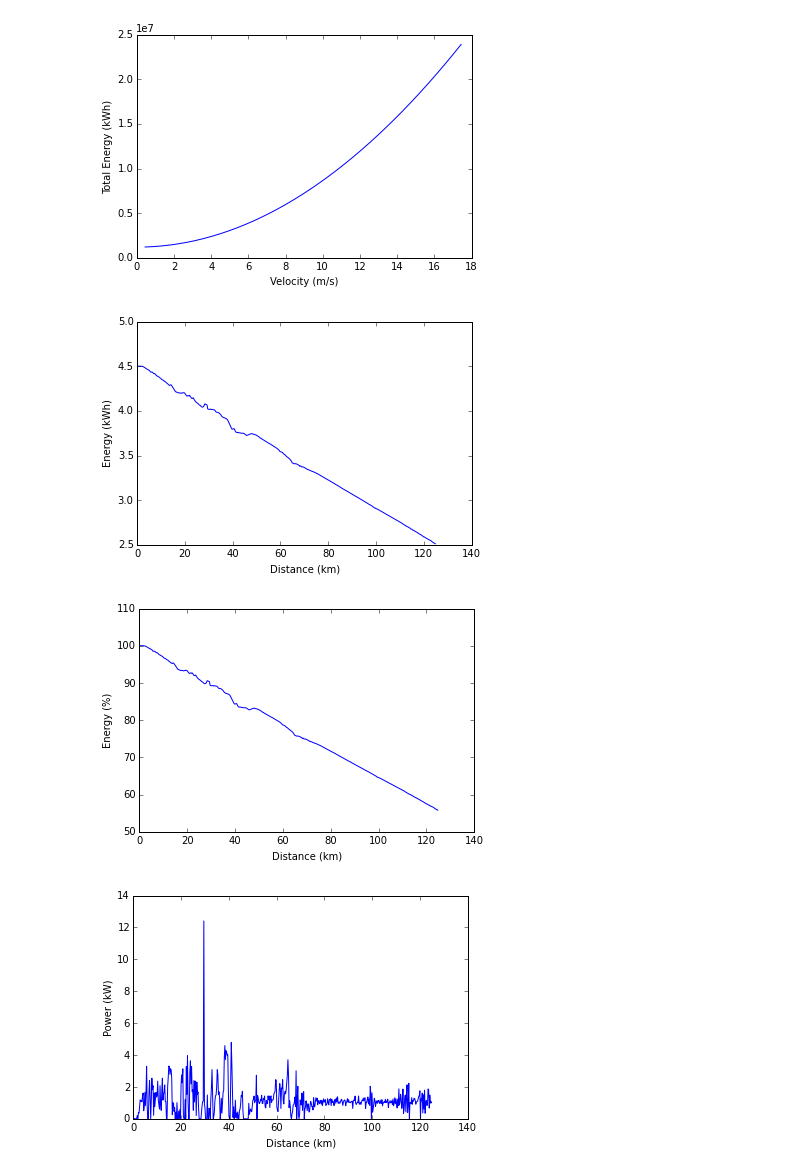
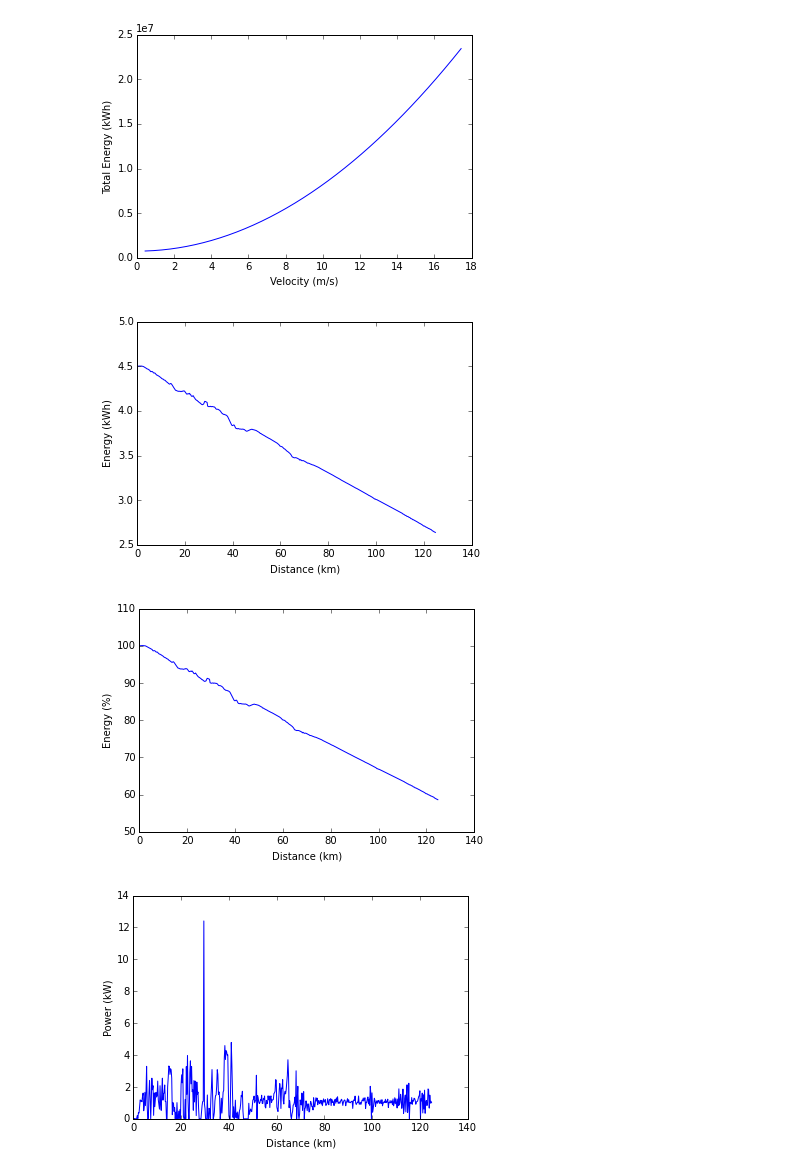
Before and after one commit to Calsolstrategy/energy-model, a Jupyter notebook: strategy.ipynb, the cells around one changed output. Drawn from its saved outputs; the diff is of its cells as text; code cells hidden in the pictures.

Commit message:
updated weather, stops

```diff
--- a/strategy.ipynb
+++ b/strategy.ipynb
@@ -8,7 +8,6 @@ import numpy as np
 
 # S.I units unless labelled
 # Currently using Zephyr data, stick with that for now, update to Tachyon stats later
-# TODO: GET STOPS WORKING - amount of energy used per stop?
 # what amount of battery cap should be minimum?
 # EDIT weather array so its the same length as the distance_readings array (not hardcoded 512)
 # TODO How do we create weather array?
@@ -20,16 +19,19 @@ mass = 285 # Zephyr car + driver mass (kg)
 g = 9.8 #kg-m/s^2
 battery_percentage = 100.0 #starting battery percentage
 battery_capacity = 4.5 # kwh (Zephyr - Tachyon is more like 15?)
-num_stops = .0625 # stops per km - (1 per 16 km ~10miles)
-stop_energy = .005 # total amount of energy used per stop  - TODO
-array_power = {"dark_clouds":300.0, "bright_clouds":500.0, "sun":1000.0} # array power under different weather conds in
-weather_array = ["dark_clouds" for i in range(512)] # array of the same length as the distance readings
+num_stops = .0625 # stops per km - (1 per 16 km ~ 10miles)
+array_power = {"rain":150, "cloudy":300.0, "partly_cloudy":500.0, "sun":1000.0, "bright_sun": 1250.0} # array power under different weather conds in
+weather_array = ["partly_cloudy" for i in range(512)] # array of the same length as the distance readings
 
 
 def power(velocity, incline, accel=0): # Calculates instantaneous power given velocity (m/s), incline(radians?), acceleration(m/s^2)
     force = .5 * 1.225 * Cd * A * velocity**2 + roll_resist_co*mass*g*cos(incline) + mass*g*sin(incline) + mass*accel
     power = force * velocity
     return power
+
+def calc_stop_energy(velocity): # velocity in m/s
+    energy = 0.5 * mass * velocity * velocity # joules
+    return energy / 3600000.0 # kwh
 
 def energy(velocity, terr, init_power = 15, num_stops=.1): #Assume initial power is around 10-15 kw for now
     # Takes in velocity (constant) and terrain file, outputs -
@@ -46,7 +48,7 @@ def energy(velocity, terr, init_power = 15, num_stops=.1): #Assume initial power
                 last_elevation = float(elevation_readings[i])
             else:
                 delta_d = d - last_distance
-                stop_energy_used = delta_d * num_stops / 1000 * (stop_energy * 3600000)
+                stop_energy_used = delta_d * num_stops / 1000 * calc_stop_energy(velocity)
                 p = power(velocity, atan((float(elevation_readings[i]) - last_elevation)/(float(distance_readings[i])-last_distance))) #calculates elevation angle
                 time = (float(distance_readings[i]) - last_distance)/velocity
                 array_pow = array_power[weather_array[i]] / time
@@ -84,34 +86,34 @@ def plot_energy(rangeVel, terrain_file): #Plots total energy used over an entire
     plt.xlabel("Velocity (m/s)")
     plt.show()
 
 def plot_energy_time(velocity, terrain_file): #Plots battery energy over distance
     energy_val, power, distance, total_energy = energy(velocity, terrain_file, num_stops)
     plt.plot([float(d) / 1000.0 for d in distance], [battery_capacity - i for i in energy_val])
     plt.ylabel("Energy (kWh)")
     plt.xlabel("Distance (km)")
     plt.show()
 
 def plot_energy_time_percentage(velocity, terrain_file): #Plots battery percentage over distance
     energy_val, power, distance, total_energy = energy(velocity, terrain_file, num_stops)
     plt.plot([float(d) / 1000.0 for d in distance], [((battery_capacity - i) / battery_capacity) * 100 for i in energy_val])
     plt.ylabel("Energy (%)")
     plt.xlabel("Distance (km)")
     plt.show()
 
 def plot_instantaneous_power_time(velocity, terrain_file): #Plots instantaneous power over distance. Assumes that velocity is constant.
     energy_val, power, distance, total_energy = energy(velocity, terrain_file, num_stops)
     plt.plot([float(d) / 1000.0 for d in distance], [p / 1000 if p > 0 else 0 for p in power])
     plt.ylabel("Power (kW)")
     plt.xlabel("Distance (km)")
     plt.show()
 
 
 plot_energy(range(1,40), "terrain1.csv")
 plot_energy_time(20, "terrain1.csv")
 plot_energy_time_percentage(20, "terrain1.csv")
 plot_instantaneous_power_time(20, "terrain1.csv")
 # %% [output]
-[figure, old version]
+[figure, new version]
-[figure, old version]
+[figure, new version]
-[figure, old version]
+[figure, new version]
 [figure]
```
